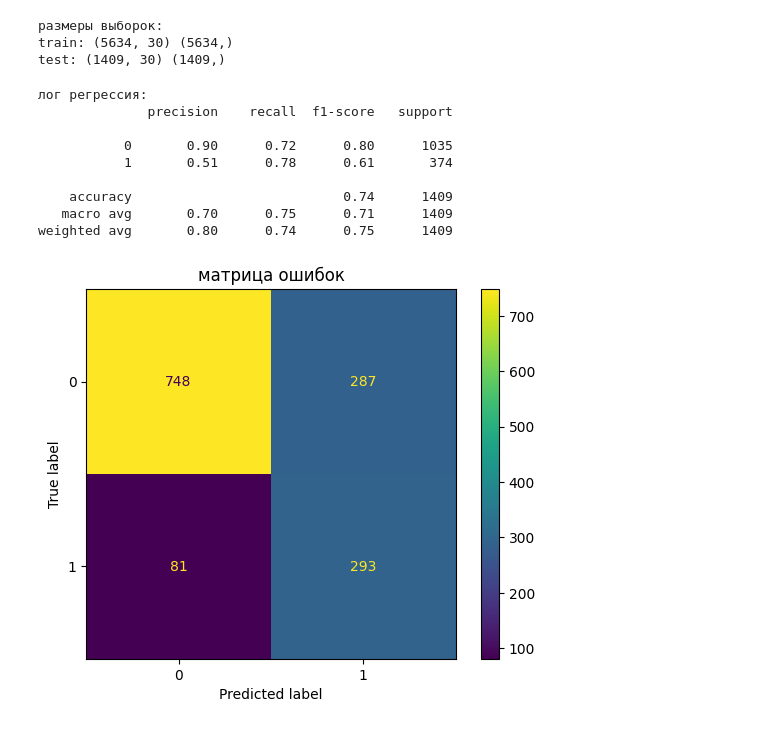
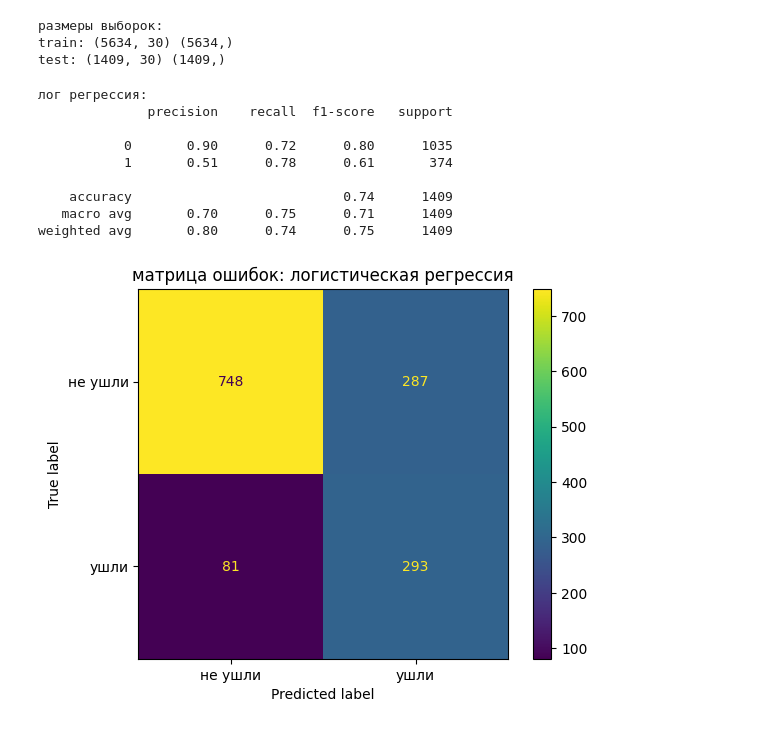
Before and after one commit to 1vrk/Telco_ML, a Jupyter notebook: telco_churn_ml/notebooks/telco_churn_analysis.ipynb, the cells around one changed output. Drawn from its saved outputs; the diff is of its cells as text; code cells hidden in the pictures.

```diff
--- a/telco_churn_ml/notebooks/telco_churn_analysis.ipynb
+++ b/telco_churn_ml/notebooks/telco_churn_analysis.ipynb
@@ -439,31 +437,31 @@ test: (1409, 30) (1409,)
 # %%
 # приступим к базовому моделированию: логистическая регрессия, случайный лес
 from sklearn.linear_model import LogisticRegression
 from sklearn.metrics import classification_report, ConfusionMatrixDisplay
 from sklearn.metrics import precision_recall_curve
 
 
 lr = LogisticRegression(class_weight = 'balanced', max_iter = 1000, random_state = 321)
 lr.fit(X_train, y_train)
 
 y_pred_lr = lr.predict(X_test)
 y_proba_lr = lr.predict_proba(X_test)[:,1]
 
 print("лог регрессия:")
 print(classification_report(y_test, y_pred_lr))
 
-ConfusionMatrixDisplay.from_predictions(y_test, y_pred_lr)
-plt.title('матрица ошибок')
+ConfusionMatrixDisplay.from_predictions(y_test, y_pred_lr, display_labels = ['не ушли','ушли'])
+plt.title('матрица ошибок: логистическая регрессия')
 plt.savefig('D:/Churn_ML/telco_churn_ml/reports/matrix_balanced.png')
 plt.show()
 # %% [output]
 лог регрессия:
               precision    recall  f1-score   support
 
            0       0.90      0.72      0.80      1035
            1       0.51      0.78      0.61       374
 
     accuracy                           0.74      1409
    macro avg       0.70      0.75      0.71      1409
 weighted avg       0.80      0.74      0.75      1409
-[figure, old version]
+[figure, new version]
```
Also changed, not shown: parts of 3 cells of this notebook, 2 other files.
